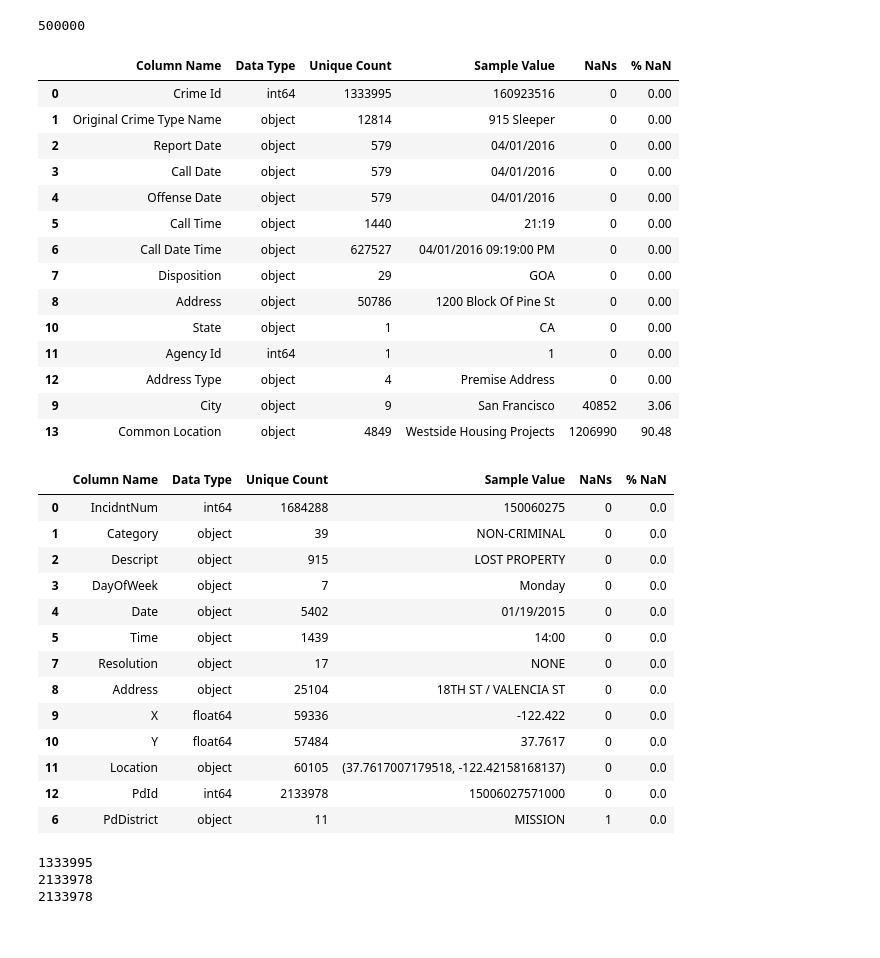
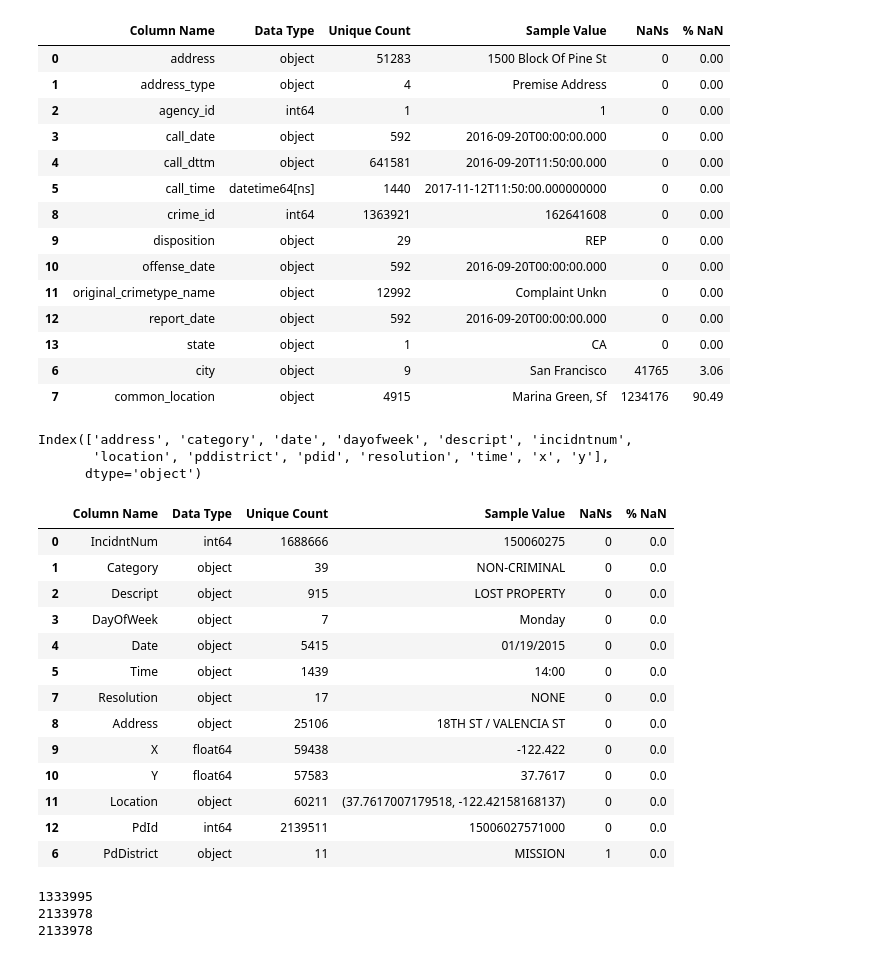
Before and after one commit to mollyegibson/my_projects, a Jupyter notebook: TDI/Q3.ipynb, the cells around one changed output. Drawn from its saved outputs; the diff is of its cells as text; code cells hidden in the pictures.

```diff
--- a/TDI/Q3.ipynb
+++ b/TDI/Q3.ipynb
@@ -15,14 +43,13 @@ pd_incidents = pd.DataFrame()
 # %%
-# get data from API in batches
-limit = int(5e5)
-offset = 0
+# we'll get the API in batches of 10,000
+lim = 10000
 
-while (offset < 2.13e6):
+# there are slightly less than 1.5m rows
+for ofst in range(len(pdcalls), int(1.4e6), 10000):
     data = pd.read_json("https://data.sfgov.org/resource/fjjd-jecq.json?$limit=%i&$offset=%i&$$app_token=dDufu38pCygTnuS8gpUXA6RmQ" \
-                           % (limit, offset))
-    pd_calls = pd_calls.append(data)
-    print(len(pd_calls))
-    offset += 5e5
-    %store pd_calls
+                    % (lim, ofst))
+    # make sure we're continuing the index from where we left off
+    data.index += ofst
+    pdcalls = pdcalls.append(data)
+    print(len(pdcalls))
+    %store pdcalls
-# %% [output]
-500000
@@ -39,18 +56,18 @@ while (offset < 2.13e6):
 # %%
-get_column_report(pd_calls)
+get_column_report(pdcalls)
 # %% [output]
 |  | Column Name | Data Type | Unique Count | Sample Value | NaNs | % NaN |
-| 0 | Crime Id | int64 | 1333995 | 160923516 | 0 | 0.00 |
-| 1 | Original Crime Type Name | object | 12814 | 915 Sleeper | 0 | 0.00 |
-| 2 | Report Date | object | 579 | 04/01/2016 | 0 | 0.00 |
-| 3 | Call Date | object | 579 | 04/01/2016 | 0 | 0.00 |
-| 4 | Offense Date | object | 579 | 04/01/2016 | 0 | 0.00 |
-| 5 | Call Time | object | 1440 | 21:19 | 0 | 0.00 |
-| 6 | Call Date Time | object | 627527 | 04/01/2016 09:19:00 PM | 0 | 0.00 |
-| 7 | Disposition | object | 29 | GOA | 0 | 0.00 |
-| 8 | Address | object | 50786 | 1200 Block Of Pine St | 0 | 0.00 |
-| 10 | State | object | 1 | CA | 0 | 0.00 |
-| 11 | Agency Id | int64 | 1 | 1 | 0 | 0.00 |
-| 12 | Address Type | object | 4 | Premise Address | 0 | 0.00 |
-| 9 | City | object | 9 | San Francisco | 40852 | 3.06 |
-| 13 | Common Location | object | 4849 | Westside Housing Projects | 1206990 | 90.48 |
+| 0 | address | object | 51283 | 1500 Block Of Pine St | 0 | 0.00 |
+| 1 | address_type | object | 4 | Premise Address | 0 | 0.00 |
+| 2 | agency_id | int64 | 1 | 1 | 0 | 0.00 |
+| 3 | call_date | object | 592 | 2016-09-20T00:00:00.000 | 0 | 0.00 |
+| 4 | call_dttm | object | 641581 | 2016-09-20T11:50:00.000 | 0 | 0.00 |
+| 5 | call_time | datetime64[ns] | 1440 | 2017-11-12T11:50:00.000000000 | 0 | 0.00 |
+| 8 | crime_id | int64 | 1363921 | 162641608 | 0 | 0.00 |
+| 9 | disposition | object | 29 | REP | 0 | 0.00 |
+| 10 | offense_date | object | 592 | 2016-09-20T00:00:00.000 | 0 | 0.00 |
+| 11 | original_crimetype_name | object | 12992 | Complaint Unkn | 0 | 0.00 |
+| 12 | report_date | object | 592 | 2016-09-20T00:00:00.000 | 0 | 0.00 |
+| 13 | state | object | 1 | CA | 0 | 0.00 |
+| 6 | city | object | 9 | San Francisco | 41765 | 3.06 |
+| 7 | common_location | object | 4915 | Marina Green, Sf | 1234176 | 90.49 |
@@ -57,18 +87,24 @@ get_column_report(pd_calls)
+# %%
+incidents.columns
+# %% [output]
+Index(['address', 'category', 'date', 'dayofweek', 'descript', 'incidntnum',
+       'location', 'pddistrict', 'pdid', 'resolution', 'time', 'x', 'y'],
+      dtype='object')
 # %%
-get_column_report(pd_incidents)
+get_column_report(incidents)
 # %% [output]
 |  | Column Name | Data Type | Unique Count | Sample Value | NaNs | % NaN |
-| 0 | IncidntNum | int64 | 1684288 | 150060275 | 0 | 0.0 |
+| 0 | IncidntNum | int64 | 1688666 | 150060275 | 0 | 0.0 |
 | 1 | Category | object | 39 | NON-CRIMINAL | 0 | 0.0 |
 | 2 | Descript | object | 915 | LOST PROPERTY | 0 | 0.0 |
 | 3 | DayOfWeek | object | 7 | Monday | 0 | 0.0 |
-| 4 | Date | object | 5402 | 01/19/2015 | 0 | 0.0 |
+| 4 | Date | object | 5415 | 01/19/2015 | 0 | 0.0 |
 | 5 | Time | object | 1439 | 14:00 | 0 | 0.0 |
 | 7 | Resolution | object | 17 | NONE | 0 | 0.0 |
-| 8 | Address | object | 25104 | 18TH ST / VALENCIA ST | 0 | 0.0 |
-| 9 | X | float64 | 59336 | -122.422 | 0 | 0.0 |
-| 10 | Y | float64 | 57484 | 37.7617 | 0 | 0.0 |
-| 11 | Location | object | 60105 | (37.7617007179518, -122.42158168137) | 0 | 0.0 |
-| 12 | PdId | int64 | 2133978 | 15006027571000 | 0 | 0.0 |
+| 8 | Address | object | 25106 | 18TH ST / VALENCIA ST | 0 | 0.0 |
+| 9 | X | float64 | 59438 | -122.422 | 0 | 0.0 |
+| 10 | Y | float64 | 57583 | 37.7617 | 0 | 0.0 |
+| 11 | Location | object | 60211 | (37.7617007179518, -122.42158168137) | 0 | 0.0 |
+| 12 | PdId | int64 | 2139511 | 15006027571000 | 0 | 0.0 |
 | 6 | PdDistrict | object | 11 | MISSION | 1 | 0.0 |
 # %%
```
Also changed, not shown: parts of 8 cells of this notebook, 1 other file.
